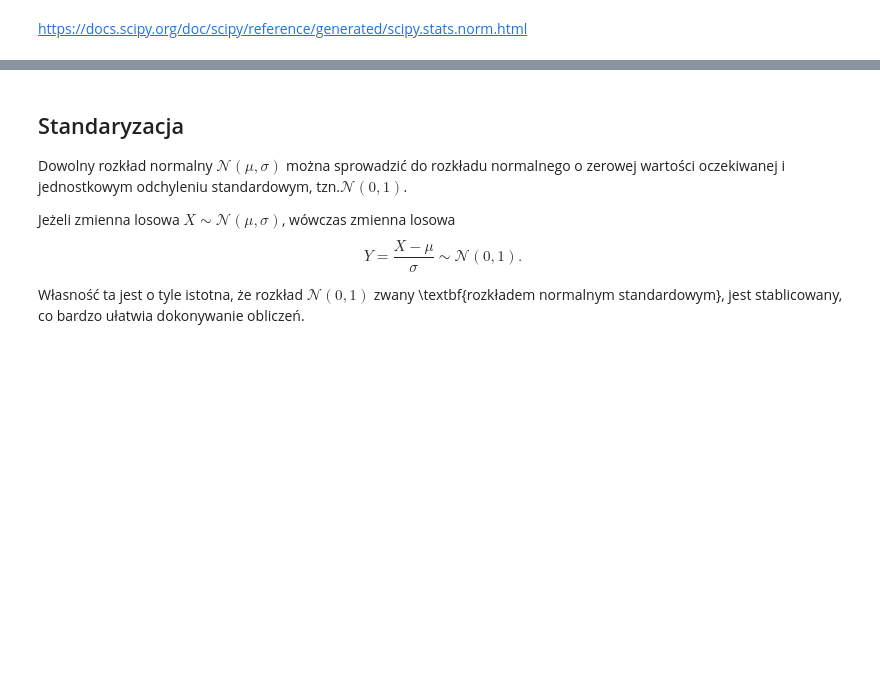
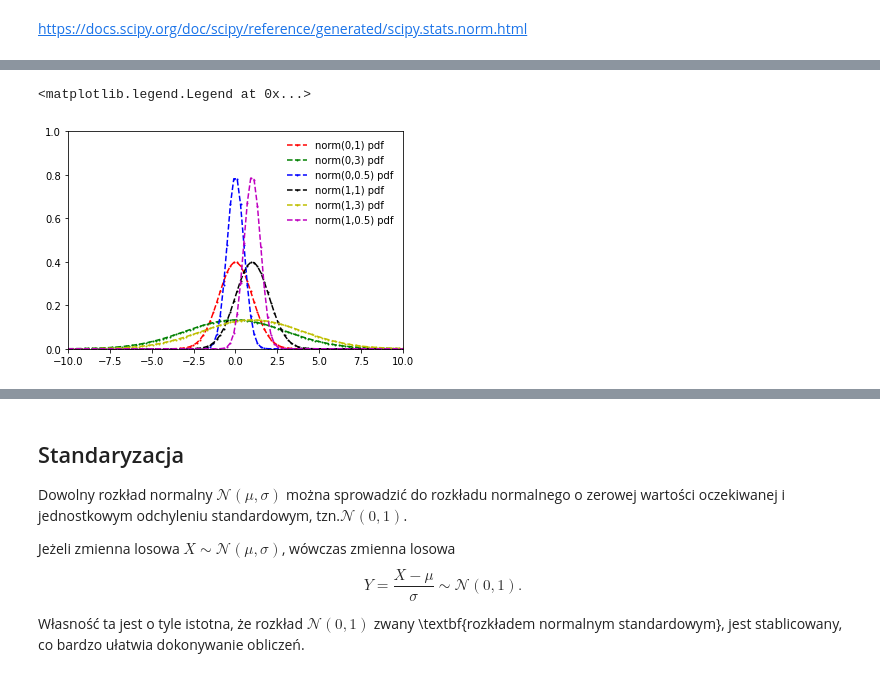
Before and after one commit to mdabrowski-phd/ds250223_stat, a Jupyter notebook: 02_rachunek_prawdopodobienstwa/05_rozklad_normalny.ipynb, the cells around one changed output, grey strips where cells are left out. Cells and saved outputs as stored; diff of their text form; code cells hidden in the pictures; blank space fills up the shorter version.

```diff
--- a/02_rachunek_prawdopodobienstwa/05_rozklad_normalny.ipynb
+++ b/02_rachunek_prawdopodobienstwa/05_rozklad_normalny.ipynb
@@ -48,20 +54,23 @@ https://docs.scipy.org/doc/scipy/reference/generated/scipy.stats.norm.html
 # %%
-# # 4. Porównanie rozkładów
-# norm03 = stats.norm(loc=0, scale=3)
-# norm005 = stats.norm(loc=0, scale=0.5)
-# norm11 = stats.norm(loc=1, scale=1)
-# norm13 = stats.norm(loc=1, scale=3)
-# norm105 = stats.norm(loc=1, scale=0.5)
+# 4. Porównanie rozkładów
+norm03 = stats.norm(loc=0, scale=3)
+norm005 = stats.norm(loc=0, scale=0.5)
+norm11 = stats.norm(loc=1, scale=1)
+norm13 = stats.norm(loc=1, scale=3)
+norm105 = stats.norm(loc=1, scale=0.5)
 # %%
-# fig, ax = plt.subplots(1, 1)
-# ax.set_xlim([-10, 10])
-# ax.set_ylim([0, 1])
+fig, ax = plt.subplots(1, 1)
+ax.set_xlim([-10, 10])
+ax.set_ylim([0, 1])
 
-# x_value = np.linspace(-10, 10, 100)
-# ax.plot(x_value, norm01.pdf(x_value), 'ro--', ms=1, label='norm(0,1) pdf')
-# ax.plot(x_value, norm03.pdf(x_value), 'go--', ms=1, label='norm(0,3) pdf')
-# ax.plot(x_value, norm005.pdf(x_value), 'bo--', ms=1, label='norm(0,0.5) pdf')
-# ax.plot(x_value, norm11.pdf(x_value), 'ko--', ms=1, label='norm(1,1) pdf')
-# ax.plot(x_value, norm13.pdf(x_value), 'yo--', ms=1, label='norm(1,3) pdf')
-# ax.plot(x_value, norm105.pdf(x_value), 'mo--', ms=1, label='norm(1,0.5) pdf')
-# ax.legend(loc='best', frameon=False)
+x_value = np.linspace(-10, 10, 100)
+ax.plot(x_value, norm01.pdf(x_value), 'ro--', ms=1, label='norm(0,1) pdf')
+ax.plot(x_value, norm03.pdf(x_value), 'go--', ms=1, label='norm(0,3) pdf')
+ax.plot(x_value, norm005.pdf(x_value), 'bo--', ms=1, label='norm(0,0.5) pdf')
+ax.plot(x_value, norm11.pdf(x_value), 'ko--', ms=1, label='norm(1,1) pdf')
+ax.plot(x_value, norm13.pdf(x_value), 'yo--', ms=1, label='norm(1,3) pdf')
+ax.plot(x_value, norm105.pdf(x_value), 'mo--', ms=1, label='norm(1,0.5) pdf')
+ax.legend(loc='best', frameon=False)
+# %% [output]
+<matplotlib.legend.Legend at 0x...>
+[figure, added]
```
Also changed, not shown: parts of 30 cells of this notebook, 4 other files.
